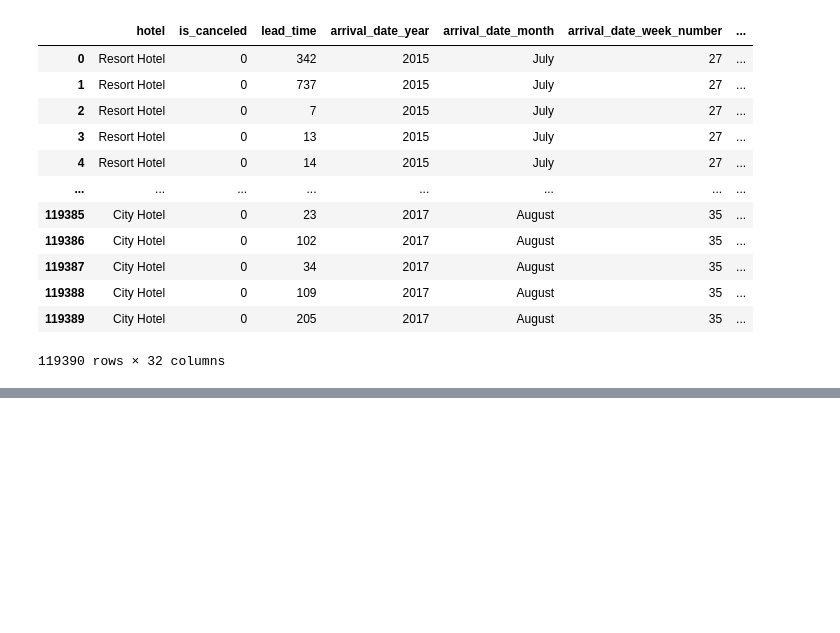
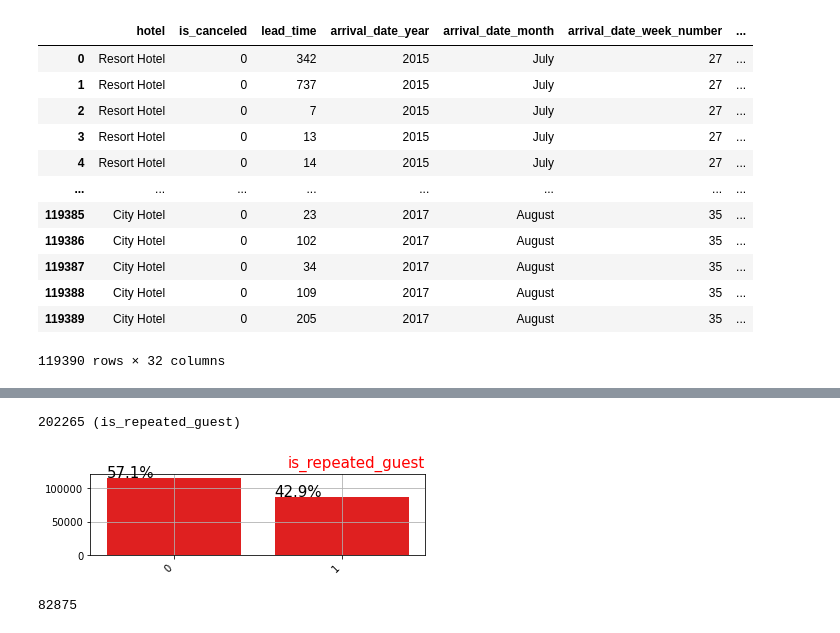
Before and after one commit to ryndovaira-org/data_science_lectures, a Jupyter notebook: 04_data_preparation/hw_answers/02_imbalanced_data.ipynb, the cells around one changed output, grey strips where cells are left out. Drawn from its saved outputs; the diff is of its cells as text; code cells hidden in the pictures; blank space fills up the shorter version.

```diff
--- a/04_data_preparation/hw_answers/02_imbalanced_data.ipynb
+++ b/04_data_preparation/hw_answers/02_imbalanced_data.ipynb
@@ -70,0 +160,3 @@ df
+# %%
+X = df.loc[:, df.columns != 'is_repeated_guest']
+X
@@ -70,0 +177,3 @@ df
+# %%
+y = df.is_repeated_guest
+y
@@ -70,0 +199,11 @@ df
+# %%
+over_sample = imblearn.over_sampling.RandomOverSampler(sampling_strategy=0.75)
+X_over, y_over = over_sample.fit_resample(X, y)
+plot_cat_count_s(y_over)
+# %% [output]
+202265 (is_repeated_guest)
+[figure, added]
+# %%
+len(y_over) - len(y)
+# %% [output]
+82875
```
Also changed, not shown: parts of 12 cells of this notebook.
